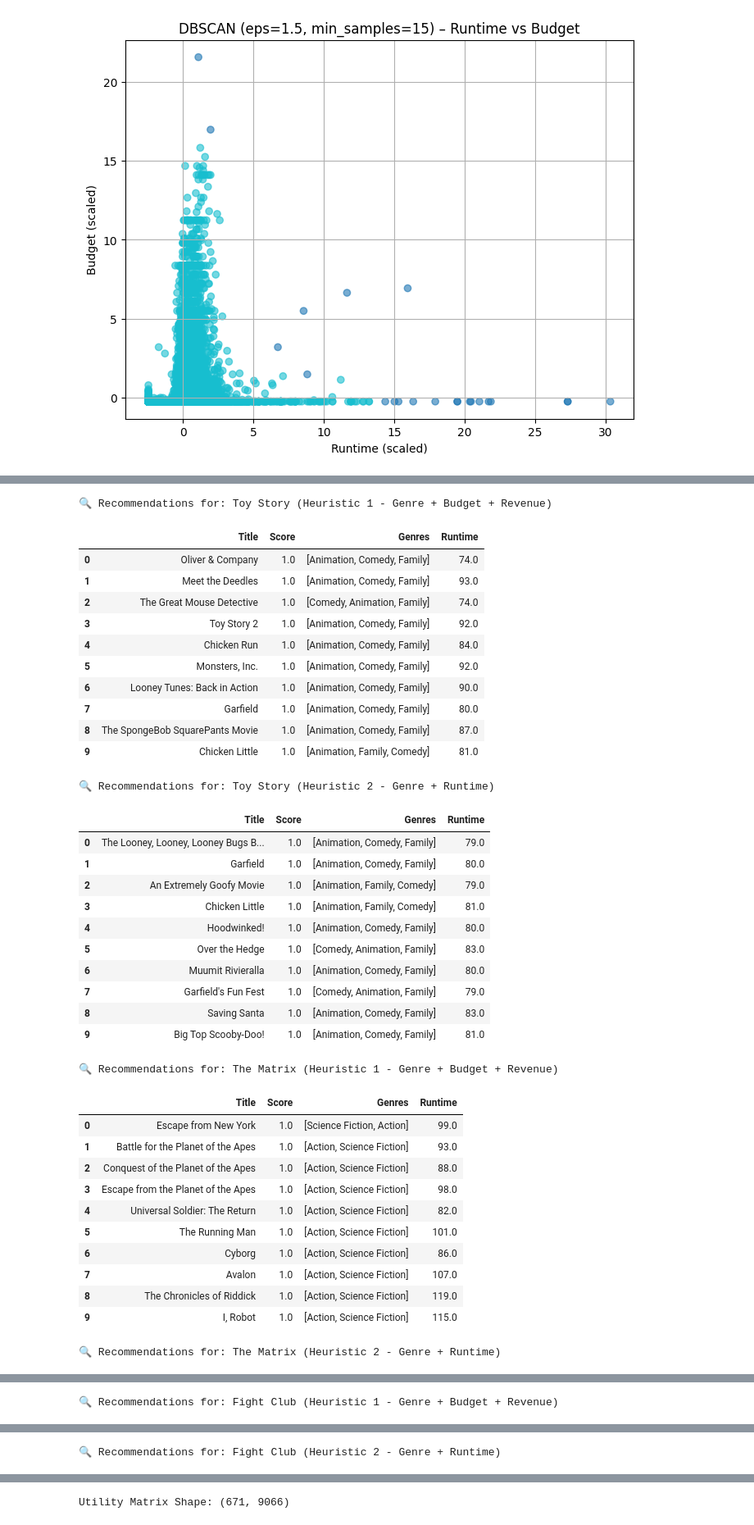
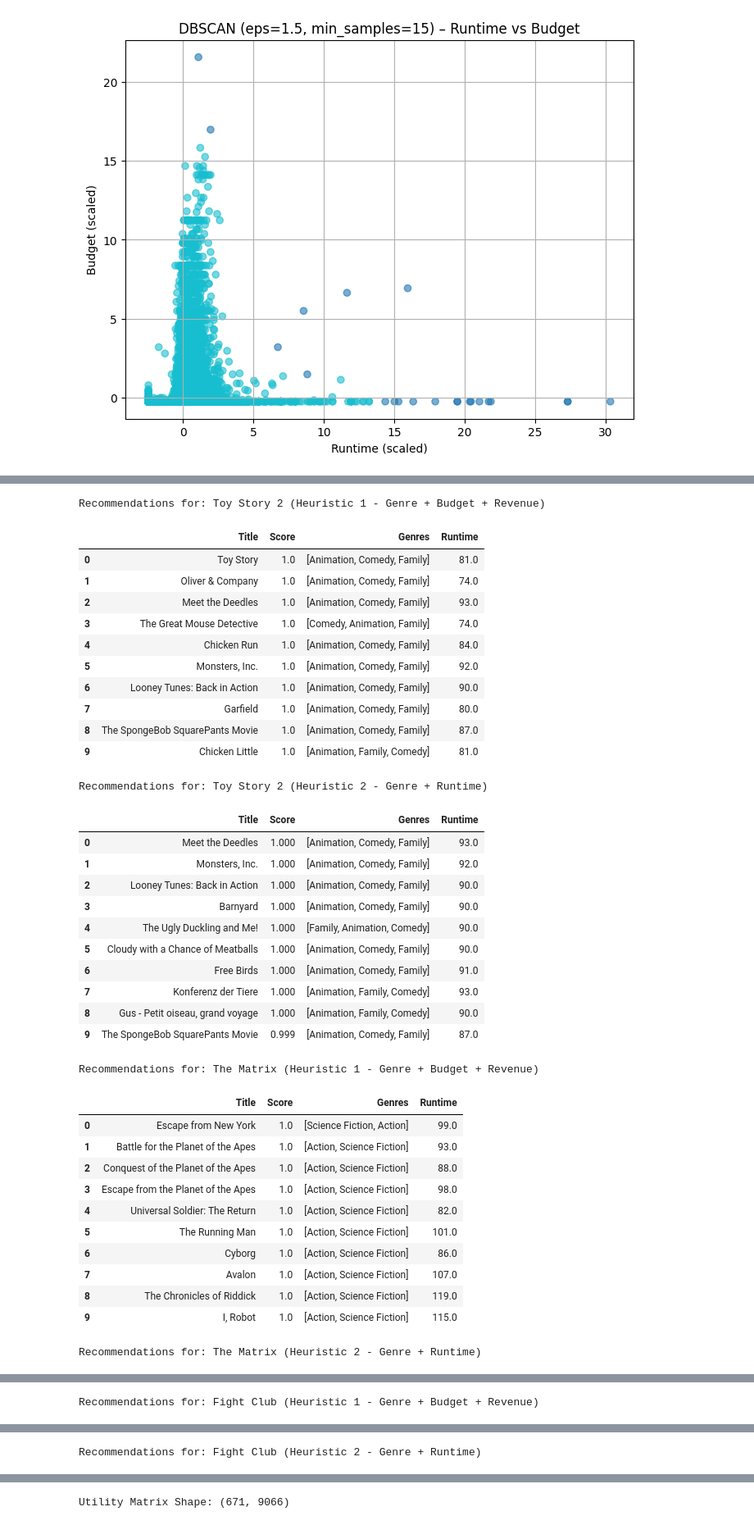
Before and after one commit to jutinwang/A4---CSI4142---GR48, a Jupyter notebook: G48-A4.ipynb, the cells around one changed output, grey strips where cells are left out. Shown at 82% size. Drawn from its saved outputs; the diff is of its cells as text; code cells hidden in the pictures.

```diff
--- a/G48-A4.ipynb
+++ b/G48-A4.ipynb
@@ -132,13 +218,15 @@ Now, we are opting to run an exact duplicate check on our dataset, to remove any
 # Exact Duplicate Checker:
 movieSet.info()
 
+movieSet2 = movieSet.copy()
+
 # Function to check for exact duplicates, dropping the duplicates and keeping the first instance and ensuring the index is reset.
-movieSetNew = movieSet.drop_duplicates(keep="first").reset_index(drop=True)
+movieSet = movieSet.drop_duplicates(keep="first").reset_index(drop=True)
 print("Duplicates removed successfully.")
 
 # Checking the new dataset
-movieSetNew.head()
-movieSetNew.info()
+movieSet.head()
+movieSet.info()
 # %% [output]
 <class 'pandas.core.frame.DataFrame'>
 RangeIndex: 45466 entries, 0 to 45465
@@ -715,40 +830,40 @@ def recommend_movies_df(movie_title, heuristic_func, top_n=10):
     sorted_results = sorted(results, key=lambda x: x["Score"], reverse=True)
     return pd.DataFrame(sorted_results[:top_n])
 # %%
-test_movies = ["Toy Story", "The Matrix", "Fight Club"]
+test_movies = ["Toy Story 2", "The Matrix", "Fight Club"]
 
 for movie in test_movies:
-    print(f"\n🔍 Recommendations for: {movie} (Heuristic 1 - Genre + Budget + Revenue)\n")
+    print(f"\nRecommendations for: {movie} (Heuristic 1 - Genre + Budget + Revenue)\n")
     display(recommend_movies_df(movie, heuristic_1))
 
-    print(f"\n🔍 Recommendations for: {movie} (Heuristic 2 - Genre + Runtime)\n")
+    print(f"\nRecommendations for: {movie} (Heuristic 2 - Genre + Runtime)\n")
     display(recommend_movies_df(movie, heuristic_2))
 # %% [output]
-🔍 Recommendations for: Toy Story (Heuristic 1 - Genre + Budget + Revenue)
+Recommendations for: Toy Story 2 (Heuristic 1 - Genre + Budget + Revenue)
 |  | Title | Score | Genres | Runtime |
-| 0 | Oliver & Company | 1.0 | [Animation, Comedy, Family] | 74.0 |
-| 1 | Meet the Deedles | 1.0 | [Animation, Comedy, Family] | 93.0 |
-| 2 | The Great Mouse Detective | 1.0 | [Comedy, Animation, Family] | 74.0 |
-| 3 | Toy Story 2 | 1.0 | [Animation, Comedy, Family] | 92.0 |
+| 0 | Toy Story | 1.0 | [Animation, Comedy, Family] | 81.0 |
+| 1 | Oliver & Company | 1.0 | [Animation, Comedy, Family] | 74.0 |
+| 2 | Meet the Deedles | 1.0 | [Animation, Comedy, Family] | 93.0 |
+| 3 | The Great Mouse Detective | 1.0 | [Comedy, Animation, Family] | 74.0 |
 | 4 | Chicken Run | 1.0 | [Animation, Comedy, Family] | 84.0 |
 | 5 | Monsters, Inc. | 1.0 | [Animation, Comedy, Family] | 92.0 |
 | 6 | Looney Tunes: Back in Action | 1.0 | [Animation, Comedy, Family] | 90.0 |
 | 7 | Garfield | 1.0 | [Animation, Comedy, Family] | 80.0 |
 | 8 | The SpongeBob SquarePants Movie | 1.0 | [Animation, Comedy, Family] | 87.0 |
 | 9 | Chicken Little | 1.0 | [Animation, Family, Comedy] | 81.0 |
-🔍 Recommendations for: Toy Story (Heuristic 2 - Genre + Runtime)
+Recommendations for: Toy Story 2 (Heuristic 2 - Genre + Runtime)
 |  | Title | Score | Genres | Runtime |
-| 0 | The Looney, Looney, Looney Bugs B... | 1.0 | [Animation, Comedy, Family] | 79.0 |
-| 1 | Garfield | 1.0 | [Animation, Comedy, Family] | 80.0 |
-| 2 | An Extremely Goofy Movie | 1.0 | [Animation, Family, Comedy] | 79.0 |
-| 3 | Chicken Little | 1.0 | [Animation, Family, Comedy] | 81.0 |
-| 4 | Hoodwinked! | 1.0 | [Animation, Comedy, Family] | 80.0 |
-| 5 | Over the Hedge | 1.0 | [Comedy, Animation, Family] | 83.0 |
-| 6 | Muumit Rivieralla | 1.0 | [Animation, Comedy, Family] | 80.0 |
-| 7 | Garfield's Fun Fest | 1.0 | [Comedy, Animation, Family] | 79.0 |
-| 8 | Saving Santa | 1.0 | [Animation, Comedy, Family] | 83.0 |
-| 9 | Big Top Scooby-Doo! | 1.0 | [Animation, Comedy, Family] | 81.0 |
+| 0 | Meet the Deedles | 1.000 | [Animation, Comedy, Family] | 93.0 |
+| 1 | Monsters, Inc. | 1.000 | [Animation, Comedy, Family] | 92.0 |
+| 2 | Looney Tunes: Back in Action | 1.000 | [Animation, Comedy, Family] | 90.0 |
+| 3 | Barnyard | 1.000 | [Animation, Comedy, Family] | 90.0 |
+| 4 | The Ugly Duckling and Me! | 1.000 | [Family, Animation, Comedy] | 90.0 |
+| 5 | Cloudy with a Chance of Meatballs | 1.000 | [Animation, Comedy, Family] | 90.0 |
+| 6 | Free Birds | 1.000 | [Animation, Comedy, Family] | 91.0 |
+| 7 | Konferenz der Tiere | 1.000 | [Animation, Family, Comedy] | 93.0 |
+| 8 | Gus - Petit oiseau, grand voyage | 1.000 | [Animation, Family, Comedy] | 90.0 |
+| 9 | The SpongeBob SquarePants Movie | 0.999 | [Animation, Comedy, Family] | 87.0 |
-🔍 Recommendations for: The Matrix (Heuristic 1 - Genre + Budget + Revenue)
+Recommendations for: The Matrix (Heuristic 1 - Genre + Budget + Revenue)
 |  | Title | Score | Genres | Runtime |
 | 0 | Escape from New York | 1.0 | [Science Fiction, Action] | 99.0 |
 | 1 | Battle for the Planet of the Apes | 1.0 | [Action, Science Fiction] | 93.0 |
@@ -760,7 +875,7 @@ for movie in test_movies:
 | 7 | Avalon | 1.0 | [Action, Science Fiction] | 107.0 |
 | 8 | The Chronicles of Riddick | 1.0 | [Action, Science Fiction] | 119.0 |
 | 9 | I, Robot | 1.0 | [Action, Science Fiction] | 115.0 |
-🔍 Recommendations for: The Matrix (Heuristic 2 - Genre + Runtime)
+Recommendations for: The Matrix (Heuristic 2 - Genre + Runtime)
 |  | Title | Score | Genres | Runtime |
 | 0 | The Chronicles of Riddick | 0.996 | [Action, Science Fiction] | 119.0 |
 | 1 | कृष | 0.996 | [Action, Science Fiction] | 154.0 |
@@ -772,7 +887,7 @@ for movie in test_movies:
 | 7 | I, Robot | 0.995 | [Action, Science Fiction] | 115.0 |
 | 8 | Battle: Los Angeles | 0.995 | [Action, Science Fiction] | 116.0 |
 | 9 | 電人ザボーガー | 0.995 | [Action, Science Fiction] | 114.0 |
-🔍 Recommendations for: Fight Club (Heuristic 1 - Genre + Budget + Revenue)
+Recommendations for: Fight Club (Heuristic 1 - Genre + Budget + Revenue)
 |  | Title | Score | Genres | Runtime |
 | 0 | Dead Man Walking | 1.0 | [Drama] | 122.0 |
 | 1 | Apollo 13 | 1.0 | [Drama] | 140.0 |
@@ -784,7 +899,7 @@ for movie in test_movies:
 | 7 | Philadelphia | 1.0 | [Drama] | 125.0 |
 | 8 | Rudy | 1.0 | [Drama] | 114.0 |
 | 9 | Sunset Boulevard | 1.0 | [Drama] | 110.0 |
-🔍 Recommendations for: Fight Club (Heuristic 2 - Genre + Runtime)
+Recommendations for: Fight Club (Heuristic 2 - Genre + Runtime)
 |  | Title | Score | Genres | Runtime |
 | 0 | Apollo 13 | 1.0 | [Drama] | 140.0 |
 | 1 | All About Eve | 1.0 | [Drama] | 138.0 |
```
Also changed, not shown: parts of 56 cells of this notebook.
